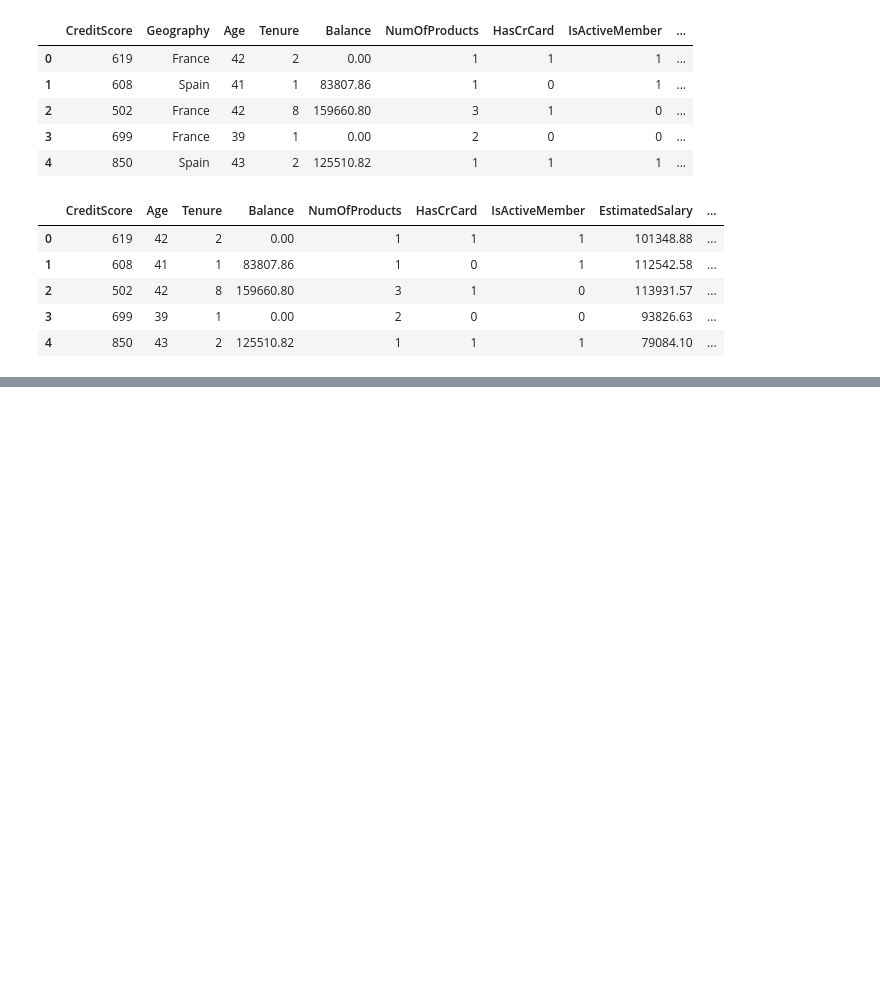
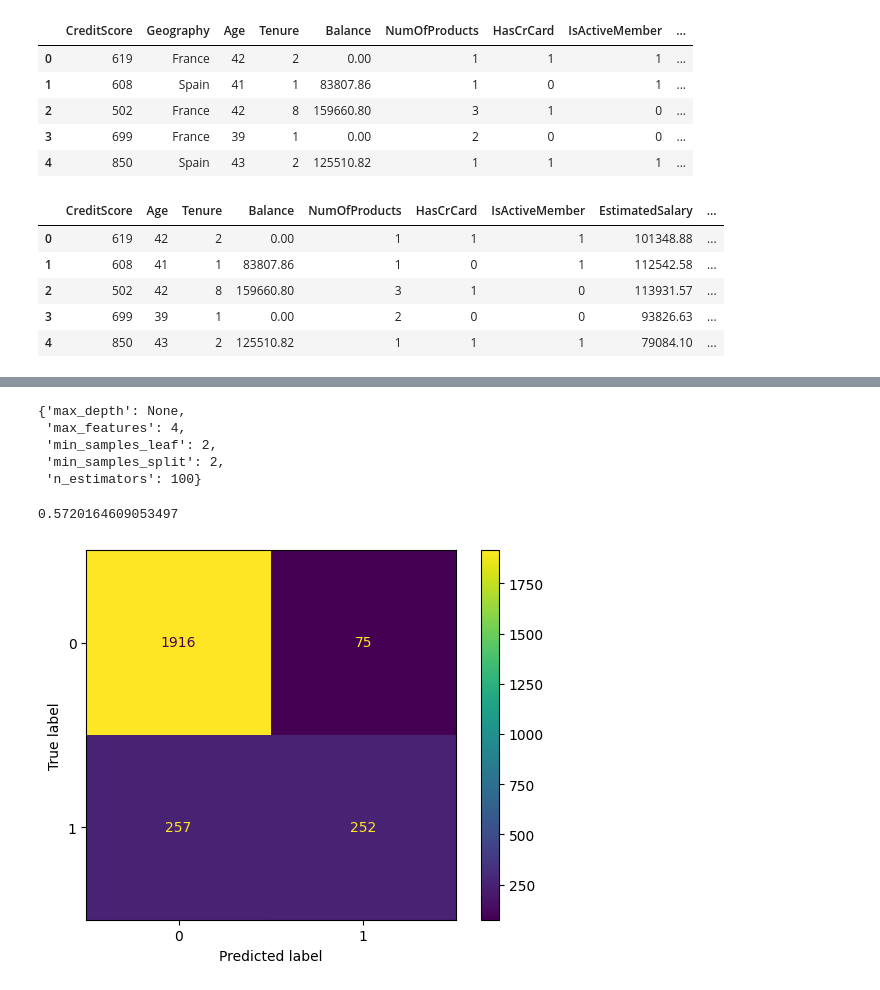
Before and after one commit to YukiG16/Google-Advanced-Data-Analytics, a Jupyter notebook: C6-The-Nuts-and-Bolts-of-Machine-Learning/M4-Tree-based-modeling/C6M4ValidateDecisionTrees.ipynb, the cells around one changed output, grey strips where cells are left out. Drawn from its saved outputs; the diff is of its cells as text; code cells hidden in the pictures; blank space fills up the shorter version.

```diff
--- a/C6-The-Nuts-and-Bolts-of-Machine-Learning/M4-Tree-based-modeling/C6M4ValidateDecisionTrees.ipynb
+++ b/C6-The-Nuts-and-Bolts-of-Machine-Learning/M4-Tree-based-modeling/C6M4ValidateDecisionTrees.ipynb
@@ -145,0 +257,3 @@ KeyboardInterrupt:
+# %%
+# Create list of split indices
+split_index = [0 if x in X_val.index else -1 for x in X_train.index]
@@ -145,0 +262,34 @@ KeyboardInterrupt:
+# %%
+rf = RandomForestClassifier(random_state=0)
+
+'''
+cv_params = {'max_depth': [2,3,4,5, None],
+             'min_samples_leaf': [1,2,3],
+             'min_samples_split': [2,3,4],
+             'max_features': [2,3,4],
+             'n_estimators': [75, 100, 125, 150]
+             }
+'''
+
+cv_params = {
+    'max_depth': [4, 6, None],  # Fewer options
+    'min_samples_leaf': [2, 5],  # Fewer options
+    'min_samples_split': [2, 4],  # Fewer options
+    'max_features': [2, 4],  # Fewer options
+    'n_estimators': [100, 150]  # Fewer options
+}
+
+scoring = {
+    'accuracy': 'accuracy',
+    'precision': 'precision',
+    'recall': 'recall',
+    'f1': 'f1'
+}
+
+custom_split = PredefinedSplit(split_index)
+
+rf_val = GridSearchCV(rf, cv_params, scoring=scoring, cv=custom_split, refit='f1')
+# %%
+%%time
+
+rf_val.fit(X_train, y_train)
@@ -145,0 +315,22 @@ KeyboardInterrupt:
+# %%
+# Open pickled model
+with open(path+'rf_val_model.pickle', 'rb') as to_read:
+    rf_val = pickle.load(to_read)
+# %%
+rf_val.best_params_
+# %% [output]
+{'max_depth': None,
+ 'max_features': 4,
+ 'min_samples_leaf': 2,
+ 'min_samples_split': 2,
+ 'n_estimators': 100}
+# %%
+rf_val.best_score_
+# %% [output]
+0.5720164609053497
+# %%
+# Generate confusion matrix
+
+conf_matrix_plot(rf_val.best_estimator_, X_test, y_test)
+# %% [output]
+[figure, added]
```
Also changed, not shown: parts of 19 cells of this notebook, 2 other files.
